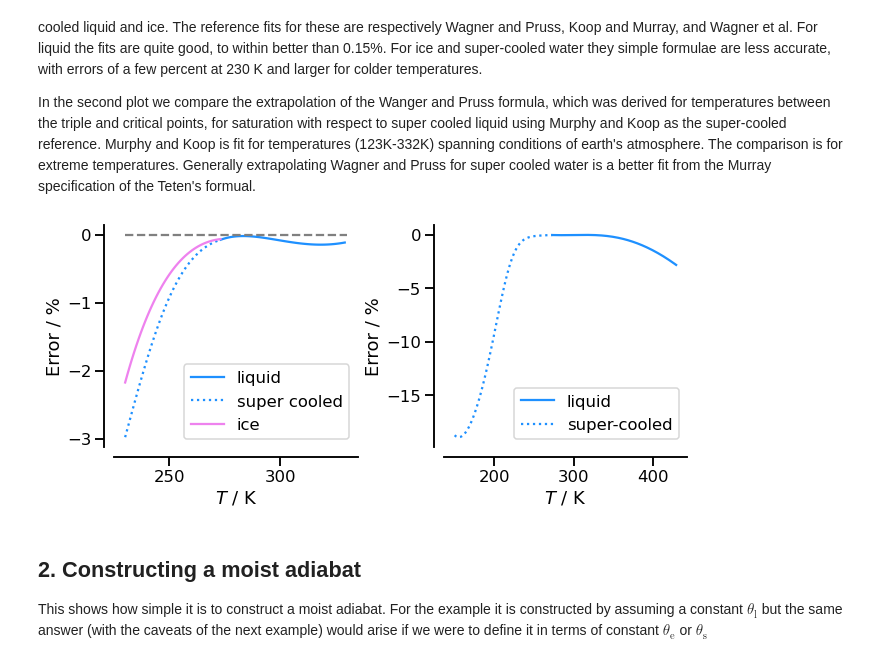
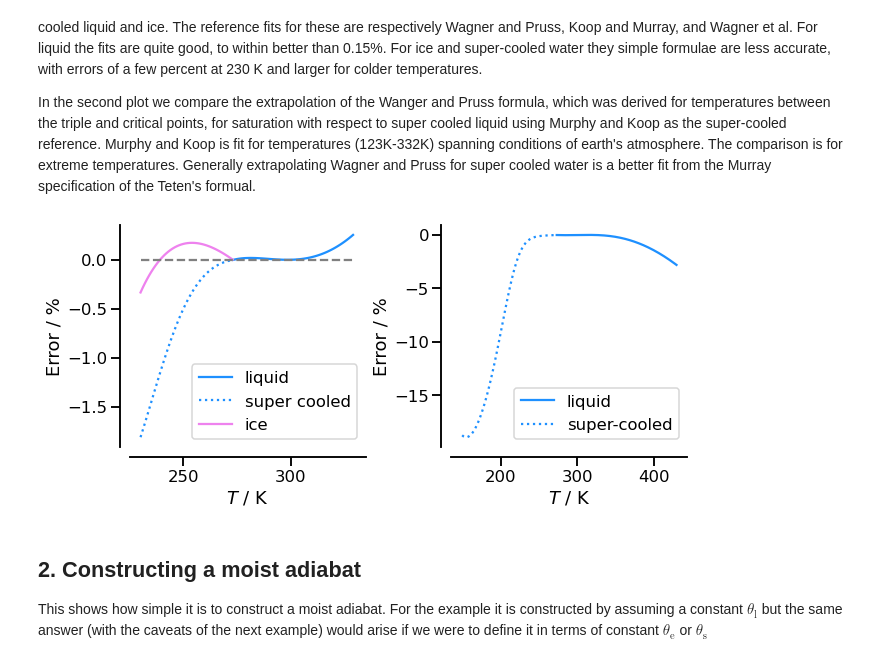
Before and after one commit to mpimet/moist_thermodynamics, a Jupyter notebook: examples/examples.ipynb, the cells around one changed output. Saved outputs shown, nothing was run; the diff lists cells and outputs as text; code cells hidden in the pictures.

```diff
--- a/examples/examples.ipynb
+++ b/examples/examples.ipynb
@@ -26,48 +26,48 @@ We compare the error of the much simpler Teten's formulae to those of the refere
 In the second plot we compare the extrapolation of the Wanger and Pruss formula, which was derived for temperatures between the triple and critical points, for saturation with respect to super cooled liquid using Murphy and Koop as the super-cooled reference.   Murphy and Koop is fit for temperatures (123K-332K) spanning conditions of earth's atmosphere. The comparison is for extreme temperatures.  Generally extrapolating Wagner and Pruss for super cooled water is a better fit from the Murray specification of the Teten's formual.
 # %%
 Tw = np.arange(273.15, 330.0)
-es = svp.liq_tetens_murray(Tw)
+es = svp.liq_tetens(Tw)
 es_def = svp.liq_wagner_pruss(Tw)
 err1 = (es / es_def - 1.0) * 100.0
 
 Tc = np.arange(230.0, 273.15)
-es = svp.liq_tetens_murray(Tc)
+es = svp.liq_tetens(Tc)
 es_def = svp.liq_murphy_koop(Tc)
 err2 = (es / es_def - 1.0) * 100.0
 
-es = svp.ice_tetens_murray(Tc)
+es = svp.ice_tetens(Tc)
 es_def = svp.ice_wagner_etal(Tc)
 err3 = (es / es_def - 1.0) * 100.0
 
 sns.set_context("talk")
 fig, ax = plt.subplots(1, 2, figsize=(9, 4), constrained_layout=True)
 
 ax[0].plot(Tw, err1, label=f"liquid", c="dodgerblue")
 ax[0].plot(Tc, err2, label=f"super cooled", ls="dotted", c="dodgerblue")
 ax[0].plot(Tc, err3, label=f"ice", c="violet")
 
 Tw = np.arange(273.16, 430)
 es = svp.liq_wagner_pruss(Tw)
 es_def = svp.liq_murphy_koop(Tw)
 err1 = (es / es_def - 1.0) * 100.0
 ax[1].plot(Tw, err1, label=f"liquid", c="dodgerblue")
 Tw = np.arange(150, 273.16)
 es_def = svp.liq_wagner_pruss(Tw)
 es = svp.liq_murphy_koop(Tw)
 err1 = (es / es_def - 1.0) * 100.0
 ax[1].plot(Tw, err1, label=f"super-cooled", c="dodgerblue", ls="dotted")
 
 ax[0].hlines(0, 230, 330.0, ls="dashed", color="grey")
 ax[0].legend()
 ax[1].legend()
 ax[1].set_xlabel("$T$ / K")
 ax[0].set_xlabel("$T$ / K")
 ax[0].set_ylabel("Error / %")
 ax[1].set_ylabel("Error / %")
 
 sns.despine(offset=10)
 # %% [output]
-[figure, old version]
+[figure, new version]
 # %% [markdown]
 ## 2. Constructing a moist adiabat
 
```
Also changed, not shown: parts of 2 cells of this notebook, 1 other file.
